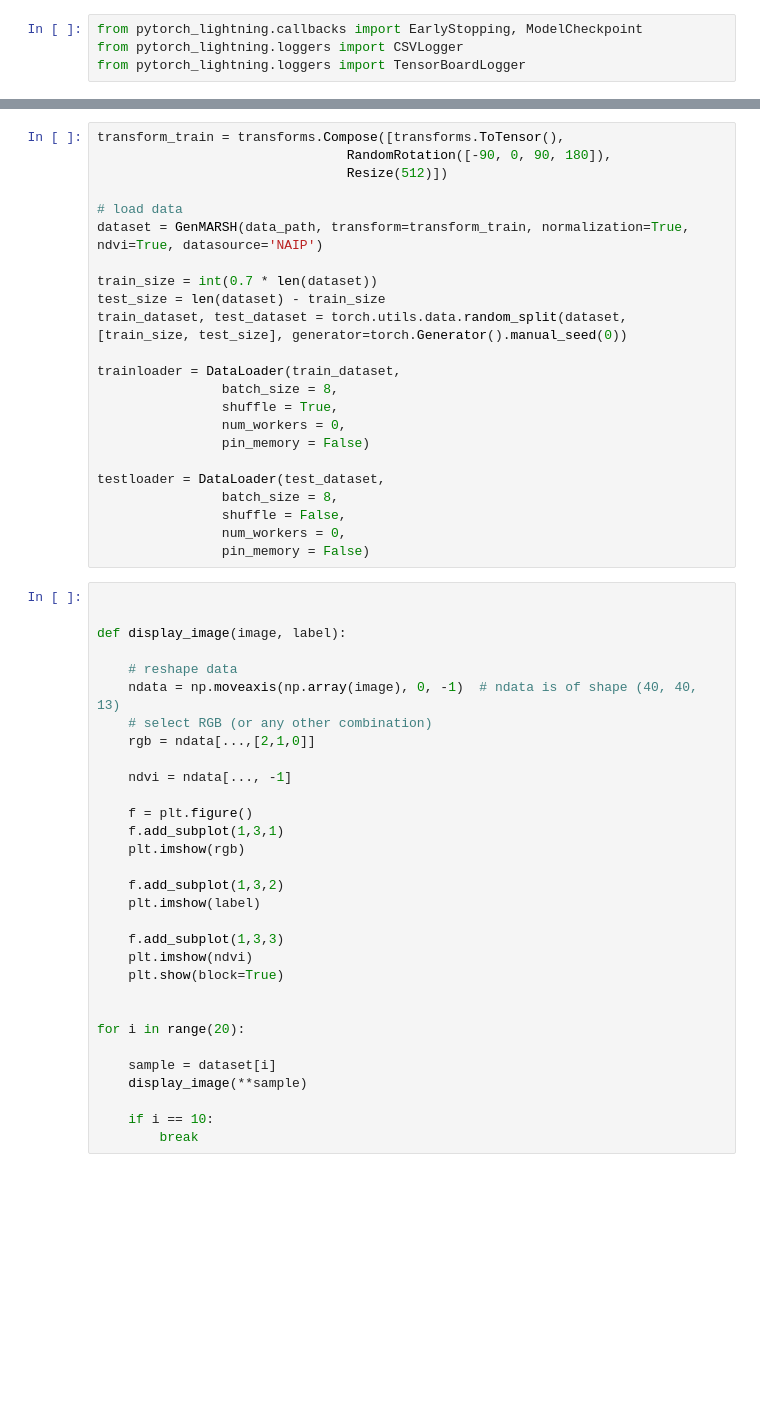
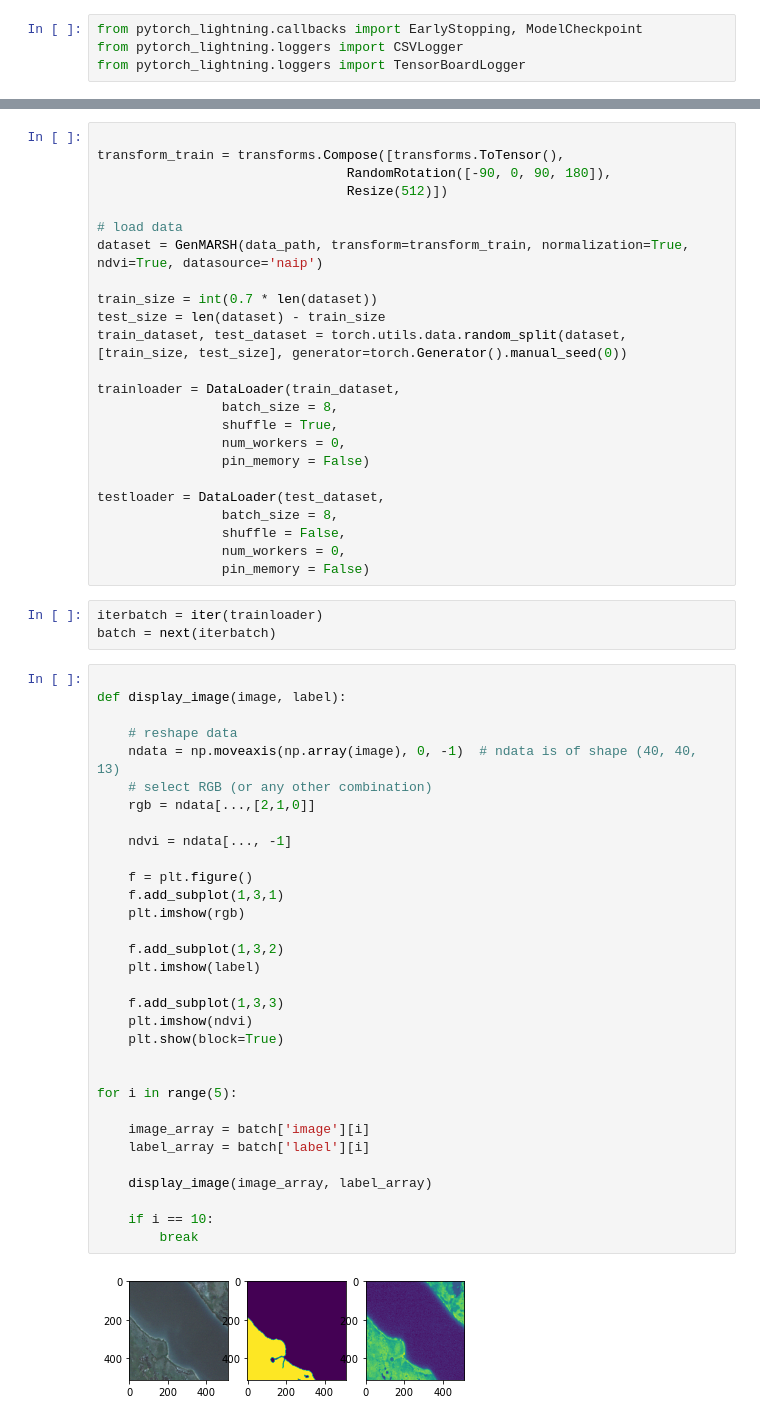
Before and after one commit to MirandaLv/MarshMapping, a Jupyter notebook: semantic_segmentation/HL_TransferLearning.ipynb, the cells around one changed output, grey strips where cells are left out. Cells and saved outputs as stored; diff of their text form; blank space fills up the shorter version.

```diff
--- a/semantic_segmentation/HL_TransferLearning.ipynb
+++ b/semantic_segmentation/HL_TransferLearning.ipynb
@@ -53,10 +51,11 @@ root_path
 # %%
+
 transform_train = transforms.Compose([transforms.ToTensor(),
                                 RandomRotation([-90, 0, 90, 180]),
                                 Resize(512)])
 
 # load data
-dataset = GenMARSH(data_path, transform=transform_train, normalization=True, ndvi=True, datasource='NAIP')
+dataset = GenMARSH(data_path, transform=transform_train, normalization=True, ndvi=True, datasource='naip')
 
 train_size = int(0.7 * len(dataset))
 test_size = len(dataset) - train_size
@@ -73,34 +72,40 @@ testloader = DataLoader(test_dataset,
                 shuffle = False,
                 num_workers = 0,
                 pin_memory = False)
+# %%
+iterbatch = iter(trainloader)
+batch = next(iterbatch)
 # %%
-
 
 def display_image(image, label):
 
     # reshape data
     ndata = np.moveaxis(np.array(image), 0, -1)  # ndata is of shape (40, 40, 13)
     # select RGB (or any other combination)
     rgb = ndata[...,[2,1,0]]
 
     ndvi = ndata[..., -1]
 
     f = plt.figure()
     f.add_subplot(1,3,1)
     plt.imshow(rgb)
 
     f.add_subplot(1,3,2)
     plt.imshow(label)
 
     f.add_subplot(1,3,3)
     plt.imshow(ndvi)
     plt.show(block=True)
 
 
-for i in range(20):
+for i in range(5):
 
-    sample = dataset[i]
-    display_image(**sample)
+    image_array = batch['image'][i]
+    label_array = batch['label'][i]
+
+    display_image(image_array, label_array)
 
     if i == 10:
         break
+# %% [output]
+[figure, added]
```
Also changed, not shown: parts of 10 cells of this notebook, 36 other files.
